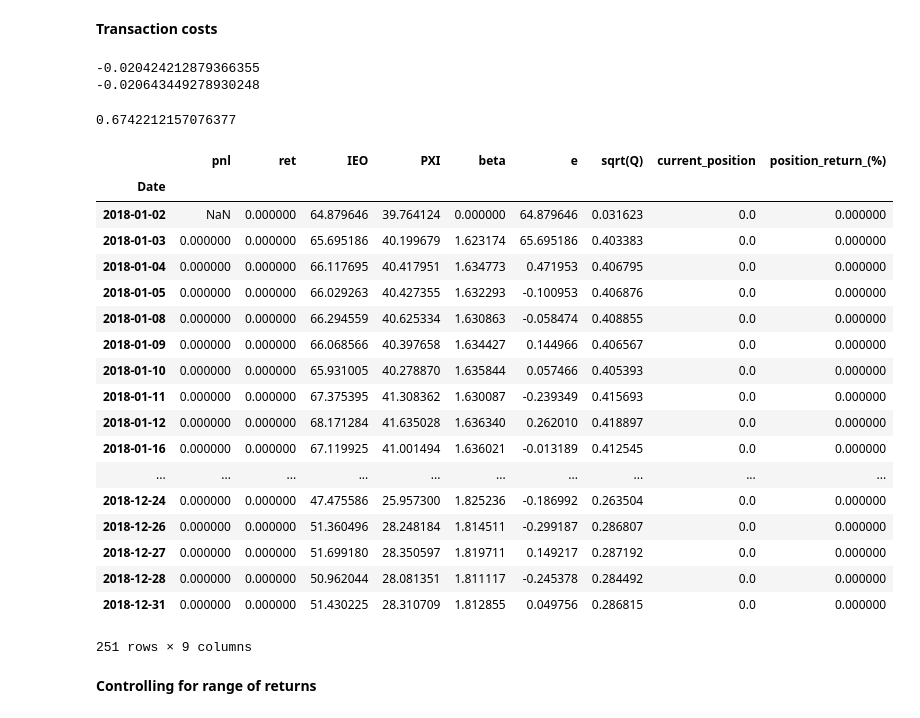
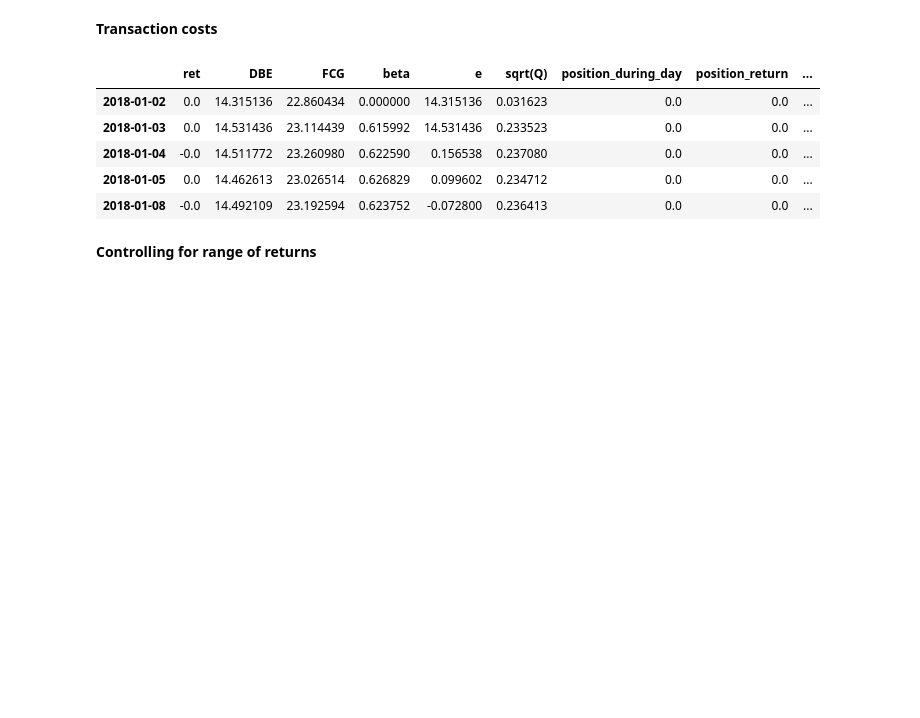
Before and after one commit to simaomsarmento/PairsTrading, a Jupyter notebook: PairsTrading_CommodityETFs-Benchmark.ipynb, the cells around one changed output. Saved outputs shown, nothing was run; the diff lists cells and outputs as text; code cells hidden in the pictures; blank space fills up the shorter version.

```diff
--- a/PairsTrading_CommodityETFs-Benchmark.ipynb
+++ b/PairsTrading_CommodityETFs-Benchmark.ipynb
@@ -390,7 +382,7 @@ sharpe_results_kalman = np.asarray(sharpe_results_kalman)
 profitable_pairs_indices = np.argwhere(sharpe_results_kalman > 0)
 profitable_pairs = [pairs[i] for i in profitable_pairs_indices.flatten()]
 # %%
-sharpe_results_kalman_test, cum_returns_kalman_test, performance_kalman_test = trader.apply_kalman_strategy(\
+results_without_costs, results_with_costs, performance_kalman_test = trader.apply_kalman_strategy(\
                                                                                              profitable_pairs,
                                                                                              2,#entry_multiplier,
                                                                                              0.5,#exit_multiplier,
@@ -485,41 +477,14 @@ pd.Series(cum_ret_total).hist()
 # %% [markdown]
 **Transaction costs**
-# %%
-print((np.cumprod(1 + performance_kalman_test[0][1].ret) - 1)[-1] * 100)
-print((np.cumprod(1 + performance_kalman_test[0][1]['position_return_(%)']) - 1)[-1])
-# %% [output]
--0.020424212879366355
--0.020643449278930248
-# %%
-_, cum_ret_testing = trader.calculate_returns_adapted(y=performance_kalman_test[0][0][2]['Y_test'],
-                                                      x=performance_kalman_test[0][0][2]['X_test'],
-                                                      beta=performance_kalman_test[0][1]['beta'],
-                                                      positions=performance_kalman_test[0][1]['current_position'])
-cum_ret_testing[-1]*100
-# %% [output]
-0.6742212157076377
 # %%
-performance_kalman_test[0][1]['position_return_(%)']
+performance_kalman_test[0][1].head()#[performance_kalman_test[0][1].position_ret_with_costs!=0]
 # %% [output]
-|  | pnl | ret | IEO | PXI | beta | e | sqrt(Q) | current_position | position_return_(%) |
-| Date |  |  |  |  |  |  |  |  |  |
-| 2018-01-02 | NaN | 0.000000 | 64.879646 | 39.764124 | 0.000000 | 64.879646 | 0.031623 | 0.0 | 0.000000 |
-| 2018-01-03 | 0.000000 | 0.000000 | 65.695186 | 40.199679 | 1.623174 | 65.695186 | 0.403383 | 0.0 | 0.000000 |
-| 2018-01-04 | 0.000000 | 0.000000 | 66.117695 | 40.417951 | 1.634773 | 0.471953 | 0.406795 | 0.0 | 0.000000 |
-| 2018-01-05 | 0.000000 | 0.000000 | 66.029263 | 40.427355 | 1.632293 | -0.100953 | 0.406876 | 0.0 | 0.000000 |
-| 2018-01-08 | 0.000000 | 0.000000 | 66.294559 | 40.625334 | 1.630863 | -0.058474 | 0.408855 | 0.0 | 0.000000 |
-| 2018-01-09 | 0.000000 | 0.000000 | 66.068566 | 40.397658 | 1.634427 | 0.144966 | 0.406567 | 0.0 | 0.000000 |
-| 2018-01-10 | 0.000000 | 0.000000 | 65.931005 | 40.278870 | 1.635844 | 0.057466 | 0.405393 | 0.0 | 0.000000 |
-| 2018-01-11 | 0.000000 | 0.000000 | 67.375395 | 41.308362 | 1.630087 | -0.239349 | 0.415693 | 0.0 | 0.000000 |
-| 2018-01-12 | 0.000000 | 0.000000 | 68.171284 | 41.635028 | 1.636340 | 0.262010 | 0.418897 | 0.0 | 0.000000 |
-| 2018-01-16 | 0.000000 | 0.000000 | 67.119925 | 41.001494 | 1.636021 | -0.013189 | 0.412545 | 0.0 | 0.000000 |
-| ... | ... | ... | ... | ... | ... | ... | ... | ... | ... |
-| 2018-12-24 | 0.000000 | 0.000000 | 47.475586 | 25.957300 | 1.825236 | -0.186992 | 0.263504 | 0.0 | 0.000000 |
-| 2018-12-26 | 0.000000 | 0.000000 | 51.360496 | 28.248184 | 1.814511 | -0.299187 | 0.286807 | 0.0 | 0.000000 |
-| 2018-12-27 | 0.000000 | 0.000000 | 51.699180 | 28.350597 | 1.819711 | 0.149217 | 0.287192 | 0.0 | 0.000000 |
-| 2018-12-28 | 0.000000 | 0.000000 | 50.962044 | 28.081351 | 1.811117 | -0.245378 | 0.284492 | 0.0 | 0.000000 |
-| 2018-12-31 | 0.000000 | 0.000000 | 51.430225 | 28.310709 | 1.812855 | 0.049756 | 0.286815 | 0.0 | 0.000000 |
+|  | ret | DBE | FCG | beta | e | sqrt(Q) | position_during_day | position_return | ... |
+| 2018-01-02 | 0.0 | 14.315136 | 22.860434 | 0.000000 | 14.315136 | 0.031623 | 0.0 | 0.0 | ... |
+| 2018-01-03 | 0.0 | 14.531436 | 23.114439 | 0.615992 | 14.531436 | 0.233523 | 0.0 | 0.0 | ... |
+| 2018-01-04 | -0.0 | 14.511772 | 23.260980 | 0.622590 | 0.156538 | 0.237080 | 0.0 | 0.0 | ... |
+| 2018-01-05 | 0.0 | 14.462613 | 23.026514 | 0.626829 | 0.099602 | 0.234712 | 0.0 | 0.0 | ... |
+| 2018-01-08 | -0.0 | 14.492109 | 23.192594 | 0.623752 | -0.072800 | 0.236413 | 0.0 | 0.0 | ... |
-251 rows × 9 columns
 # %%
 index = 3
 performance_bollinger_test[index][1]['2018-02-28':].head()#[performance_kalman_test[index][1].ret != 0]
```
Also changed, not shown: parts of 27 cells of this notebook, 2 other files.
